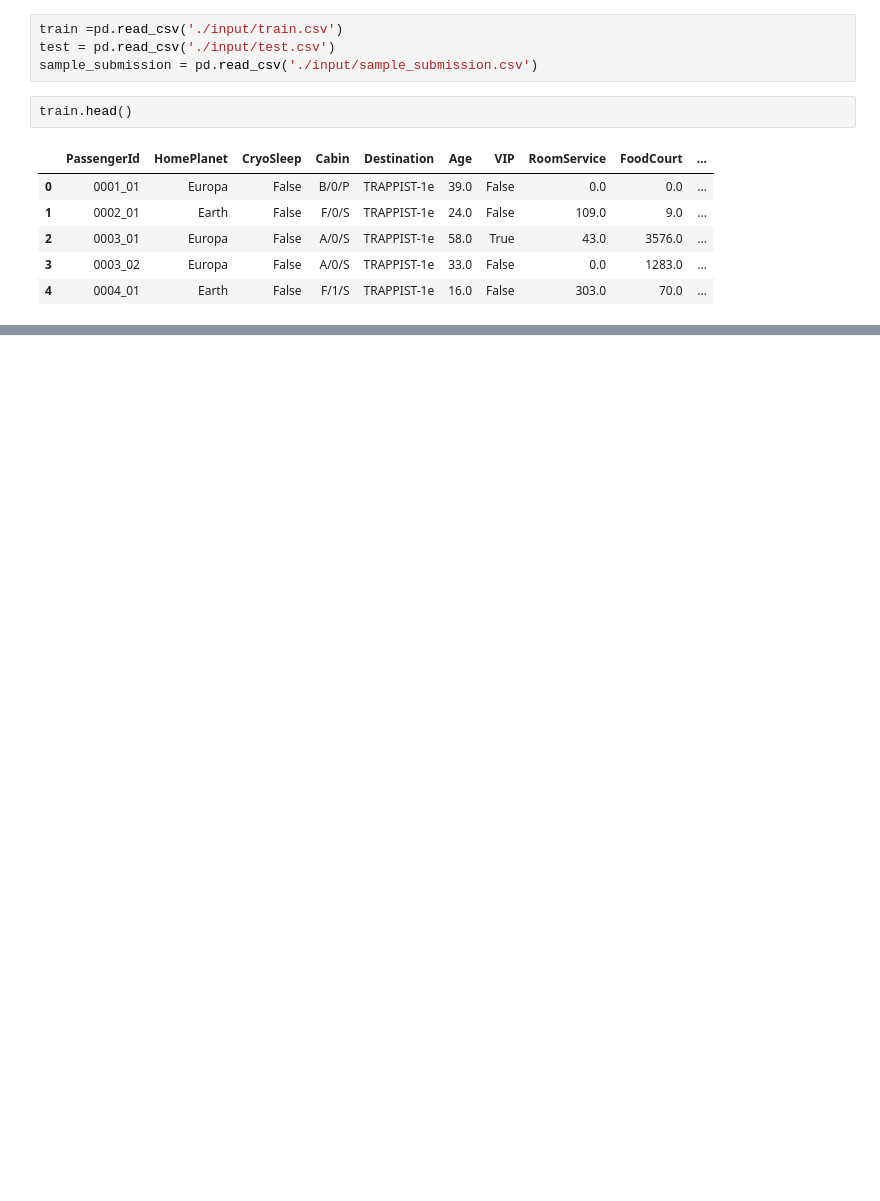
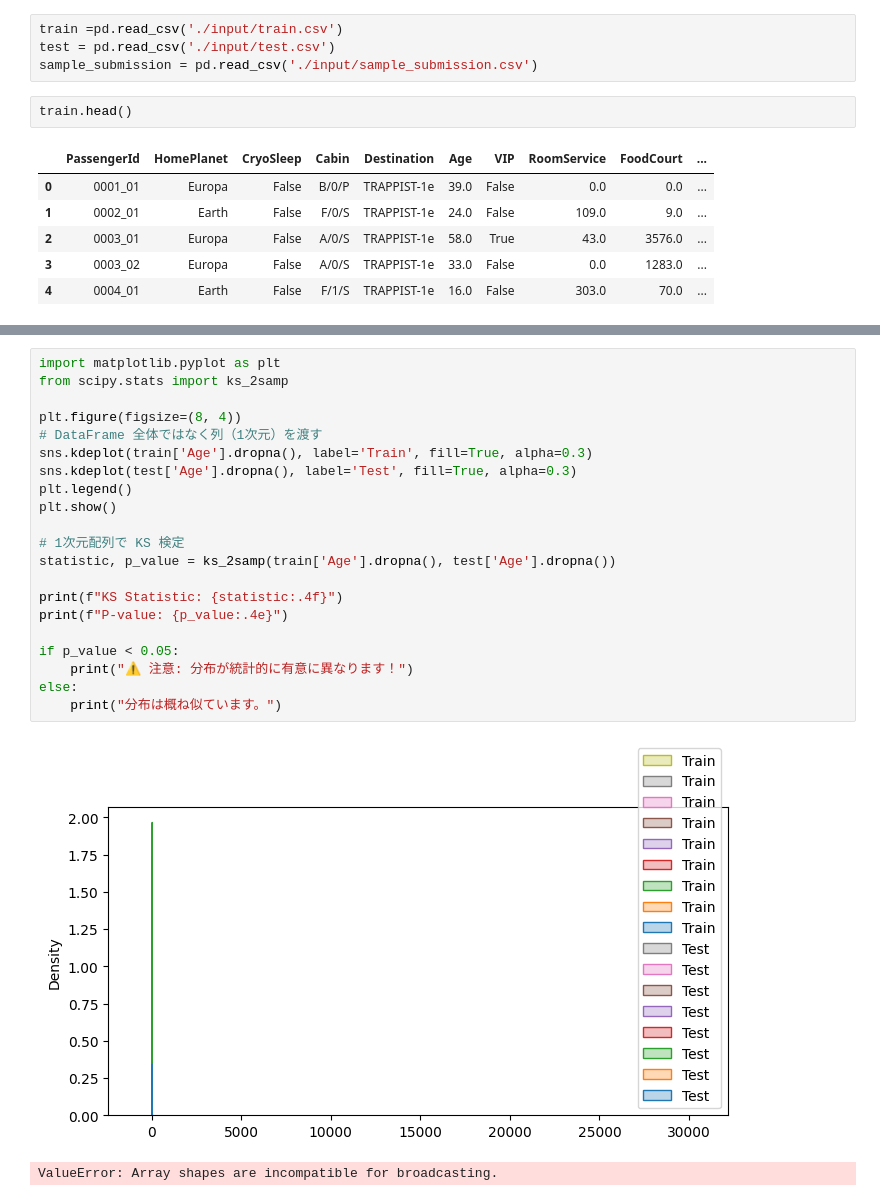
Before and after one commit to n-takano85/kaggle-practice, a Jupyter notebook: spaceship-titanic/s-titanic_EDA.ipynb, the cells around one changed output, grey strips where cells are left out. Cells and saved outputs as stored; diff of their text form; blank space fills up the shorter version.

```diff
--- a/spaceship-titanic/s-titanic_EDA.ipynb
+++ b/spaceship-titanic/s-titanic_EDA.ipynb
@@ -30,0 +83,24 @@ train.head()
+# %%
+import matplotlib.pyplot as plt
+from scipy.stats import ks_2samp
+
+plt.figure(figsize=(8, 4))
+# DataFrame 全体ではなく列（1次元）を渡す
+sns.kdeplot(train['Age'].dropna(), label='Train', fill=True, alpha=0.3)
+sns.kdeplot(test['Age'].dropna(), label='Test', fill=True, alpha=0.3)
+plt.legend()
+plt.show()
+
+# 1次元配列で KS 検定
+statistic, p_value = ks_2samp(train['Age'].dropna(), test['Age'].dropna())
+
+print(f"KS Statistic: {statistic:.4f}")
+print(f"P-value: {p_value:.4e}")
+
+if p_value < 0.05:
+    print("⚠ 注意: 分布が統計的に有意に異なります！")
+else:
+    print("分布は概ね似ています。")
+# %% [output]
+[figure, added]
+ValueError: Array shapes are incompatible for broadcasting.
```
Also changed, not shown: parts of 8 cells of this notebook, 1 other file.
